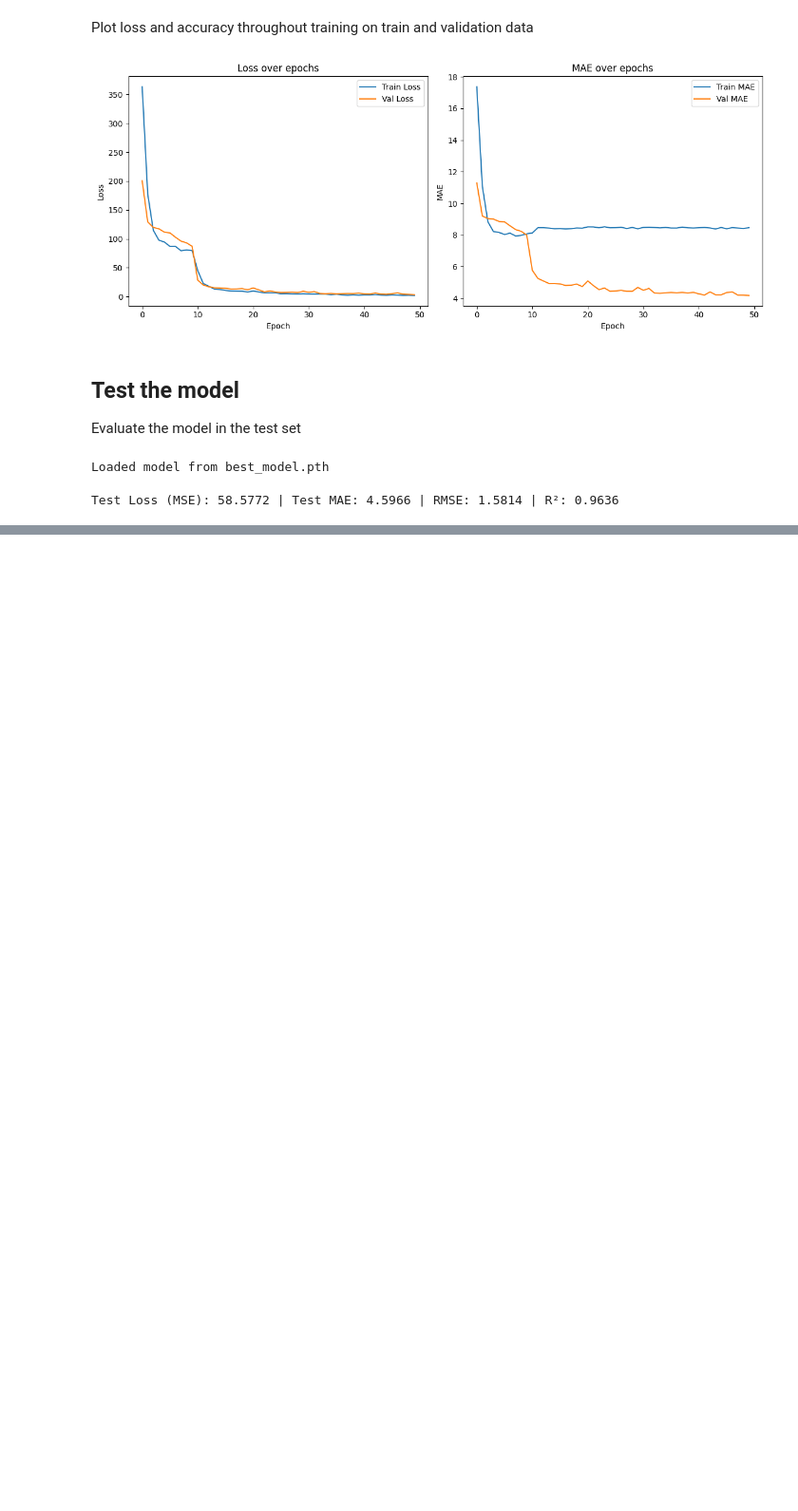
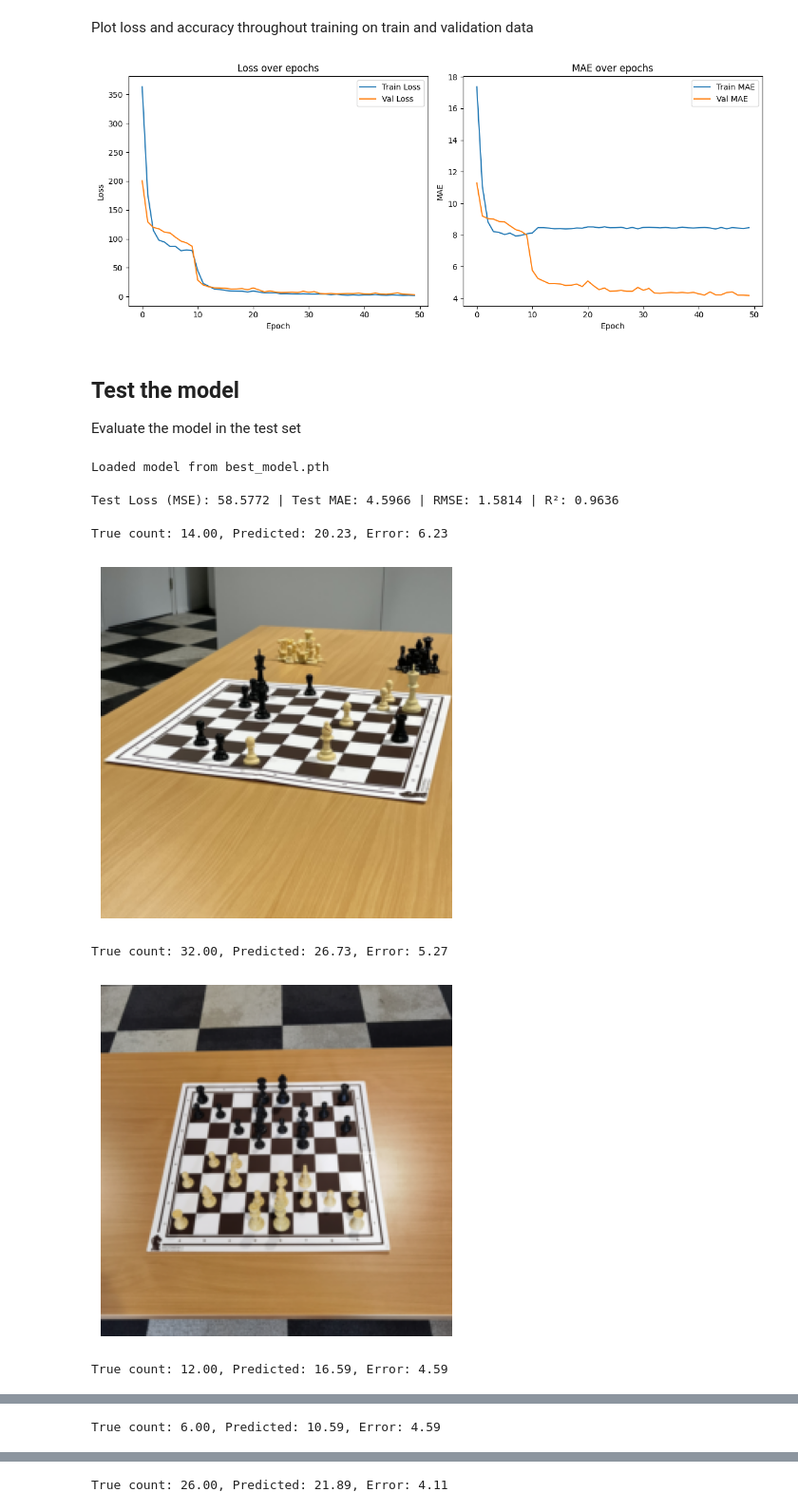
Before and after one commit to diogocs24/VC2, a Jupyter notebook: task2-baseline.ipynb, the cells around one changed output, grey strips where cells are left out. Shown at 95% size. Cells and saved outputs as stored; diff of their text form; code cells hidden in the pictures; blank space fills up the shorter version.

```diff
--- a/task2-baseline.ipynb
+++ b/task2-baseline.ipynb
@@ -416,14 +427,18 @@ Now that you have a multiclass baseline, adapt the network for the regression pr
 
 We will use a pre-trained ResNet50 network.
 # %%
-from torchvision.models import efficientnet_b0
+from torchvision.models import efficientnet_b0, efficientnet_b4
+
+# First we started with EfficientNet-B0 and optimized it and then we moved to EfficientNet-B4
 
 # Get device
 device = "cuda" if torch.cuda.is_available() else "cpu"
 print(f"Using {device} device")
 
-# Load pretrained EfficientNet-B0
-model = efficientnet_b0(pretrained=True)
+# # Load pretrained EfficientNet-B0
+# model = efficientnet_b0(pretrained=True)
+
+model = efficientnet_b4(pretrained=True)
 
 model.classifier[1] = nn.Linear(model.classifier[1].in_features, 1)
 
@@ -815,3 +848,61 @@ test_loss, test_mae, test_rmse, test_r2 = test_model(model, test_dataloader, los
 # %% [output]
 Loaded model from best_model.pth
 Test Loss (MSE): 58.5772 | Test MAE: 4.5966 | RMSE: 1.5814 | R²: 0.9636
+# %%
+# Função para mostrar imagens
+def show_image(img_tensor):
+    img = img_tensor.permute(1, 2, 0).numpy()  # de [C, H, W] para [H, W, C]
+    mean = np.array([0.485, 0.456, 0.406])
+    std = np.array([0.229, 0.224, 0.225])
+    img = std * img + mean  # Reverter normalização
+    img = np.clip(img, 0, 1)  # Garantir que os valores estão entre 0 e 1
+    plt.imshow(img)
+    plt.axis('off')
+    plt.show()
+
+# Função para realizar análise qualitativa
+def qualitative_analysis(model, test_dataloader, device):
+    model.eval()
+    images_list = []
+    labels_list = []
+    preds_list = []
+
+    with torch.no_grad():
+        # Itera sobre o dataloader de teste
+        for images, labels in test_dataloader:
+            images = images.to(device)
+            labels = labels.to(device).float().unsqueeze(1)  # [batch_size, 1]
+
+            outputs = model(images)  # Faz previsões
+
+            images_list.append(images.cpu())  # Armazena imagens para visualização
+            labels_list.append(labels.cpu())  # Armazena rótulos reais
+            preds_list.append(outputs.cpu())  # Armazena as predições
+
+    # Concatenar os tensores para facilitar o cálculo de erros
+    all_images = torch.cat(images_list)
+    all_labels = torch.cat(labels_list).squeeze()
+    all_preds = torch.cat(preds_list).squeeze()
+
+    # Calcular erros absolutos
+    errors = torch.abs(all_preds - all_labels)
+
+    # Ordenar os exemplos pelo erro (maior erro primeiro)
+    sorted_indices = torch.argsort(errors, descending=True)
+
+    # Mostrar os exemplos com maior erro
+    num_examples = 5  # Quantos exemplos mostrar
+
+    for idx in sorted_indices[:num_examples]:
+        print(f"True count: {all_labels[idx].item():.2f}, Predicted: {all_preds[idx].item():.2f}, Error: {errors[idx].item():.2f}")
+        show_image(all_images[idx])  # Exibe a imagem
+
+# Exemplo de uso:
+# Supondo que tens o modelo e dataloader de teste prontos:
+qualitative_analysis(model, test_dataloader, device)
+# %% [output]
+True count: 14.00, Predicted: 20.23, Error: 6.23
+[figure, added]
+True count: 32.00, Predicted: 26.73, Error: 5.27
+[figure, added]
+True count: 12.00, Predicted: 16.59, Error: 4.59
@@ -817,0 +910 @@ Test Loss (MSE): 58.5772 | Test MAE: 4.5966 | RMSE: 1.5814 | R²: 0.9636
+True count: 6.00, Predicted: 10.59, Error: 4.59
@@ -817,0 +912 @@ Test Loss (MSE): 58.5772 | Test MAE: 4.5966 | RMSE: 1.5814 | R²: 0.9636
+True count: 26.00, Predicted: 21.89, Error: 4.11
```
Also changed, not shown: parts of 7 cells of this notebook.
